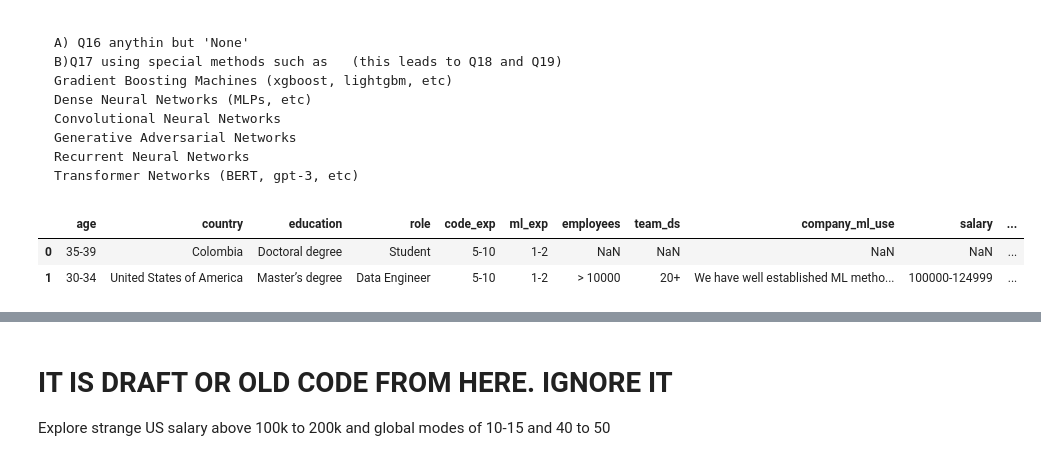
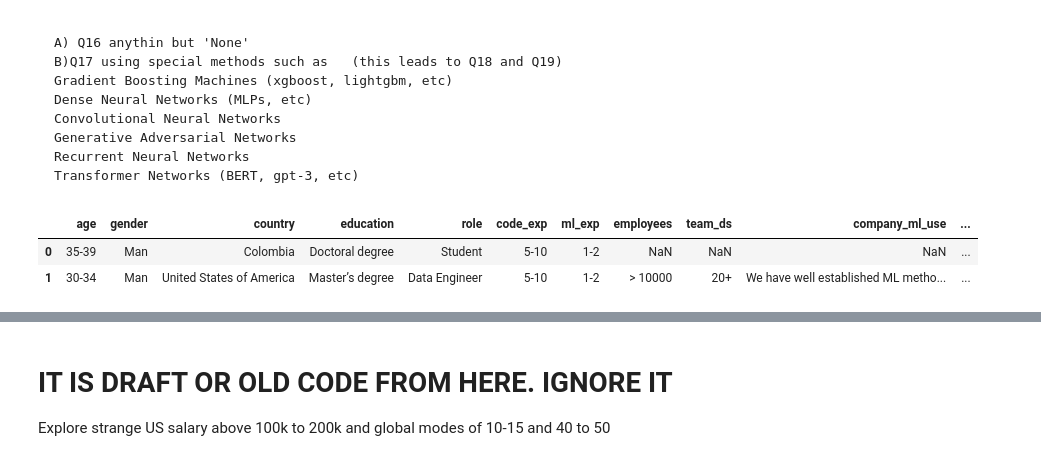
Before and after one commit to argythana/dsml_survey_20, a Jupyter notebook: notebooks/explore_invalid.ipynb, the cells around one changed output, grey strips where cells are left out. Drawn from its saved outputs; the diff is of its cells as text; code cells hidden in the pictures.

```diff
--- a/notebooks/explore_invalid.ipynb
+++ b/notebooks/explore_invalid.ipynb
@@ -367,10 +394,12 @@ Also, note carefully that it would not be an optimal approach to use any statist
 
 ### To conclude, let us drop all submissions that stated that they are currently employed, with salary below $1000 and coding experience of 5 or more years or machine learning experience of more than 2 years.
 # %%
-too_exper_for_min_salary = ((df.salary.isin(['0-999']))
-                               & (df.role != 'Currently not employed')  # this is not necessary
-                               & (df.code_exp.isin(['3-5', '5-10', '10-20', '20+'])
-                                  | (df.ml_exp.isin(['2-3', '4-5', '5-10', '10-20', '20+']))))
+too_exper_for_min_salary = (
+    (df.salary.isin(['0-999']))
+    & (df.code_exp.isin(['3-5', '5-10', '10-20', '20+'])
+       | (df.ml_exp.isin(['2-3', '3-4', '4-5', '5-10', '10-20', '20+']))
+      )
+)
 
 len(df[too_exper_for_min_salary])
 # %% [output]
@@ -400,7 +435,7 @@ len(df), len(df[df.role == 'Data Scientist'])
 # minimize False Positives of invalid submissions:
 too_exper_for_subsistence_salary = (
     (df.salary.isin(['1000-1999', '2000-2999', '3000-3999', '4000-4999']))
-                               & (df.role != 'Currently not employed')  # not necessary condition
+                             #  & (df.role != 'Currently not employed')  # not necessary condition
                                & ((df.code_exp.isin(['5-10', '10-20', '20+'])
                                   | (df.ml_exp.isin(['5-10', '10-20', '20+'])))
                             ))
@@ -419,7 +456,8 @@ len(df), len(df[df.role == 'Data Scientist'])
 # some invalid submission to remain but
 # minimize False Positives of invalid submissions:
 too_exper_for_avg_salary = (
-    (df.salary.isin(['5000-7499', '7500-9999']))
+    #(df.salary.isin(['5000-7499', '7500-9999']))
+        (df.salary.isin(['5000-7499']))
                                #& (df.role != 'Currently not employed')  # not necessary condition
                                & ((df.code_exp.isin(['10-20', '20+'])
                                   | (df.ml_exp.isin(['10-20', '20+'])))
@@ -470 +506,3 @@ df_conditions = df[conditions]
+# %%
+df_validation = df[validation_cols]
 # %%
@@ -532,12 +570,12 @@ task.iloc[demogr_unexper_for_top_salary.index]  # task.iloc[['3088', '5612', '65
     Recurrent Neural Networks
     Transformer Networks (BERT, gpt-3, etc)
 # %%
-check_q23 = join_dfs(df_conditions, task.iloc[df_conditions.index])
+check_q23 = join_dfs(df_validation, task.iloc[df_validation.index])
 check_q23.head(2)
 # %% [output]
-|  | age | country | education | role | code_exp | ml_exp | employees | team_ds | company_ml_use | salary | ... |
-| 0 | 35-39 | Colombia | Doctoral degree | Student | 5-10 | 1-2 | NaN | NaN | NaN | NaN | ... |
-| 1 | 30-34 | United States of America | Master’s degree | Data Engineer | 5-10 | 1-2 | > 10000 | 20+ | We have well established ML metho... | 100000-124999 | ... |
+|  | age | gender | country | education | role | code_exp | ml_exp | employees | team_ds | company_ml_use | ... |
+| 0 | 35-39 | Man | Colombia | Doctoral degree | Student | 5-10 | 1-2 | NaN | NaN | NaN | ... |
+| 1 | 30-34 | Man | United States of America | Master’s degree | Data Engineer | 5-10 | 1-2 | > 10000 | 20+ | We have well established ML metho... | ... |
 # %%
 check_q23.columns[0:3]
 # %% [output]
```
Also changed, not shown: parts of 35 cells of this notebook.
